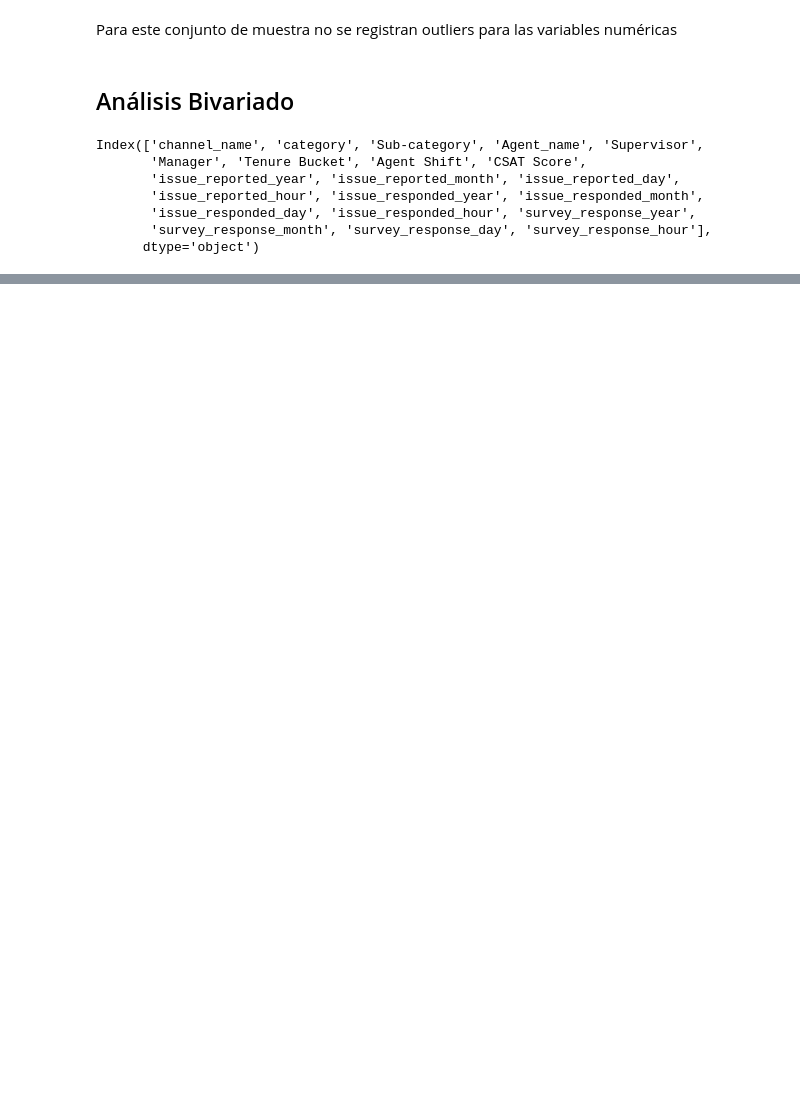
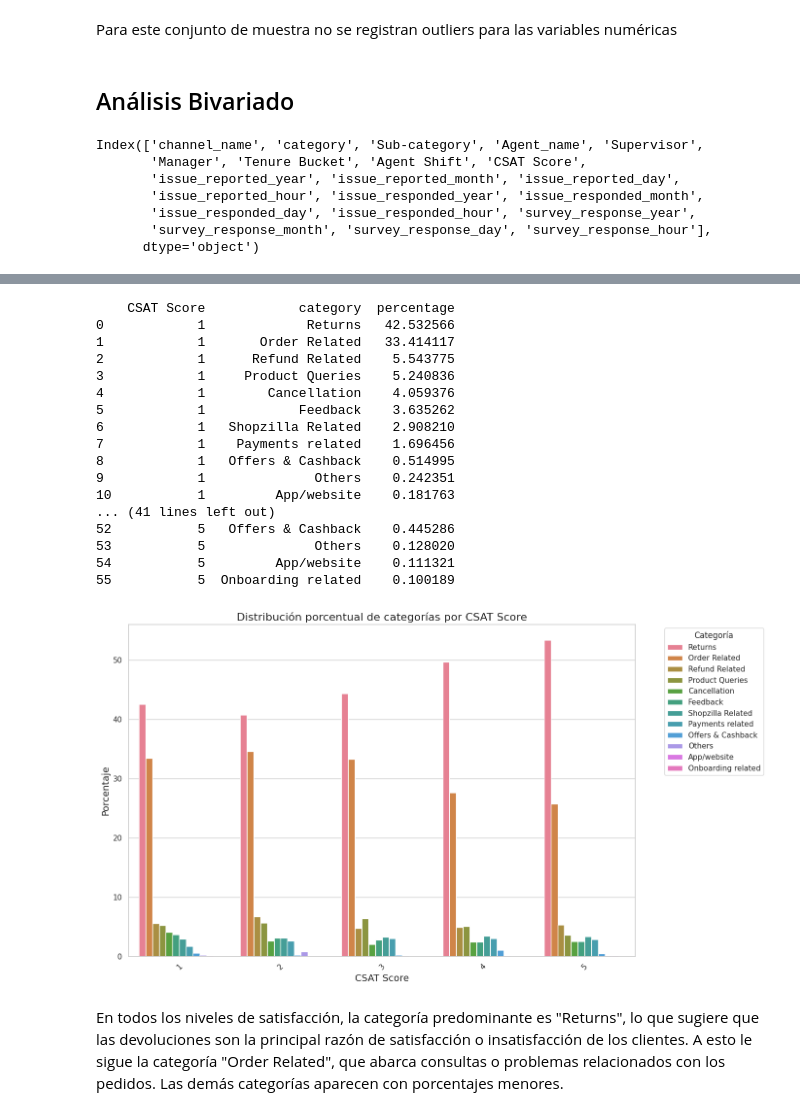
Before and after one commit to Rogerguillen1996/satifacci-n_cliente_ML, a Jupyter notebook: notebooks/EDA_customer_satisfaction.ipynb, the cells around one changed output, grey strips where cells are left out. Cells and saved outputs as stored; diff of their text form; code cells hidden in the pictures; blank space fills up the shorter version.

```diff
--- a/notebooks/EDA_customer_satisfaction.ipynb
+++ b/notebooks/EDA_customer_satisfaction.ipynb
@@ -372,0 +477,45 @@ for column in data.columns:
+# %%
+# Calcular el porcentaje de ocurrencia de cada categoría en 'category' para cada valor único de 'CSAT Score'
+percentage_distribution = data.groupby('CSAT Score')['category'].value_counts(normalize=True) * 100
+
+# Asignar nombres a las columnas
+percentage_distribution = percentage_distribution.rename('percentage').reset_index()
+
+# Imprimir el resultado
+print(percentage_distribution)
+
+# Crear el gráfico de barras apiladas
+plt.figure(figsize=(14, 8))
+sns.barplot(x='CSAT Score', y='percentage', hue='category', data=percentage_distribution)
+
+# Mejorar el gráfico
+plt.title('Distribución porcentual de categorías por CSAT Score', fontsize=16)
+plt.xlabel('CSAT Score', fontsize=14)
+plt.ylabel('Porcentaje', fontsize=14)
+plt.legend(title='Categoría', bbox_to_anchor=(1.05, 1), loc='upper left')
+plt.xticks(rotation=45)
+plt.tight_layout()
+
+# Mostrar el gráfico
+plt.show()
+# %% [output]
+    CSAT Score            category  percentage
+0            1             Returns   42.532566
+1            1       Order Related   33.414117
+2            1      Refund Related    5.543775
+3            1     Product Queries    5.240836
+4            1        Cancellation    4.059376
+5            1            Feedback    3.635262
+6            1   Shopzilla Related    2.908210
+7            1    Payments related    1.696456
+8            1   Offers & Cashback    0.514995
+9            1              Others    0.242351
+10           1         App/website    0.181763
+... (41 lines left out)
+52           5   Offers & Cashback    0.445286
+53           5              Others    0.128020
+54           5         App/website    0.111321
+55           5  Onboarding related    0.100189
+[figure, added]
+# %% [markdown]
+En todos los niveles de satisfacción, la categoría predominante es "Returns", lo que sugiere que las devoluciones son la principal razón de satisfacción o insatisfacción de los clientes. A esto le sigue la categoría "Order Related", que abarca consultas o problemas relacionados con los pedidos. Las demás categorías aparecen con porcentajes menores.
```
Also changed, not shown: parts of 36 cells of this notebook, 1 other file.
